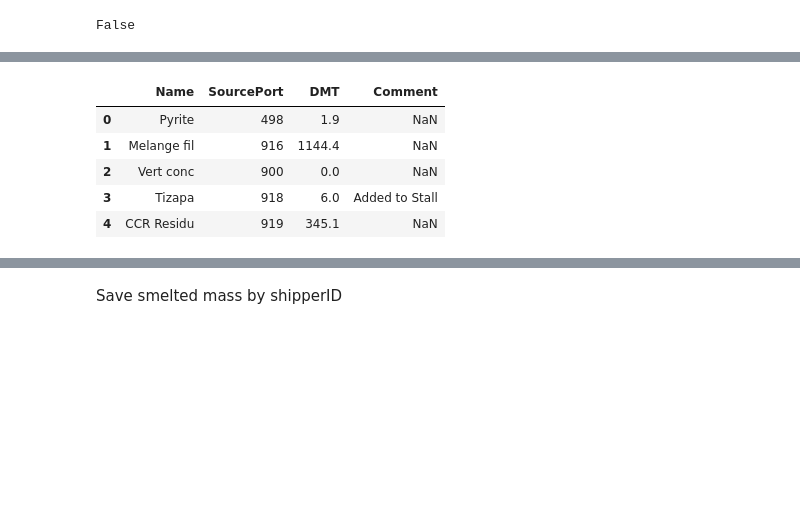
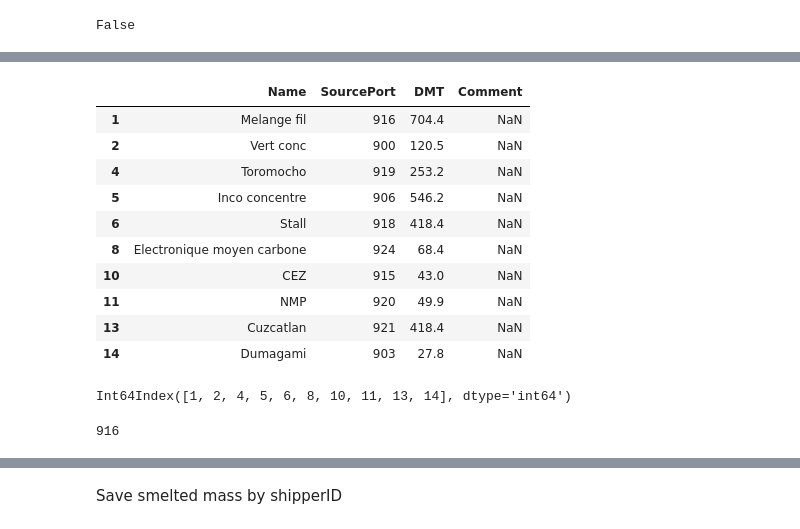
Before and after one commit to mark-zhao1/Fonte, a Jupyter notebook: Fonte_dev.ipynb, the cells around one changed output, grey strips where cells are left out. Cells and saved outputs as stored; diff of their text form; code cells hidden in the pictures; blank space fills up the shorter version.

Commit message:
Success on smelt of 2022-03-28, obtained similar smelted values

```diff
--- a/Fonte_dev.ipynb
+++ b/Fonte_dev.ipynb
@@ -297,15 +327,30 @@ inv
 # %%
 # Read smelted transactions. This data is from the daily reactor report (rapport du reacteur)
 # "Name" column for indication only. Matching uses "SourcePort" values.
-smelt = pd.read_csv(r'C:\Users\win7\Documents\Fonte_data\smelt_2021-12-15.csv')
-smelt.head()
+smelt = pd.read_csv(r'C:\Users\markz\OneDrive\Documents\Fonte_data\smelt_2022-03-28.csv')
+smelt.dropna(subset=['DMT'],inplace=True)
+smelt['DMT'].sum()
+smelt
 # %% [output]
 |  | Name | SourcePort | DMT | Comment |
-| 0 | Pyrite | 498 | 1.9 | NaN |
-| 1 | Melange fil | 916 | 1144.4 | NaN |
-| 2 | Vert conc | 900 | 0.0 | NaN |
-| 3 | Tizapa | 918 | 6.0 | Added to Stall |
-| 4 | CCR Residu | 919 | 345.1 | NaN |
+| 1 | Melange fil | 916 | 704.4 | NaN |
+| 2 | Vert conc | 900 | 120.5 | NaN |
+| 4 | Toromocho | 919 | 253.2 | NaN |
+| 5 | Inco concentre | 906 | 546.2 | NaN |
+| 6 | Stall | 918 | 418.4 | NaN |
+| 8 | Electronique moyen carbone | 924 | 68.4 | NaN |
+| 10 | CEZ | 915 | 43.0 | NaN |
+| 11 | NMP | 920 | 49.9 | NaN |
+| 13 | Cuzcatlan | 921 | 418.4 | NaN |
+| 14 | Dumagami | 903 | 27.8 | NaN |
+# %%
+smelt.index
+# %% [output]
+Int64Index([1, 2, 4, 5, 6, 8, 10, 11, 13, 14], dtype='int64')
+# %%
+smelt.loc[1,'SourcePort']
+# %% [output]
+916
 # %%
 # Remove mass from inv according the smelt data
 # Save all removed mass in a separate smelted DataFrame
```
Also changed, not shown: parts of 38 cells of this notebook.
